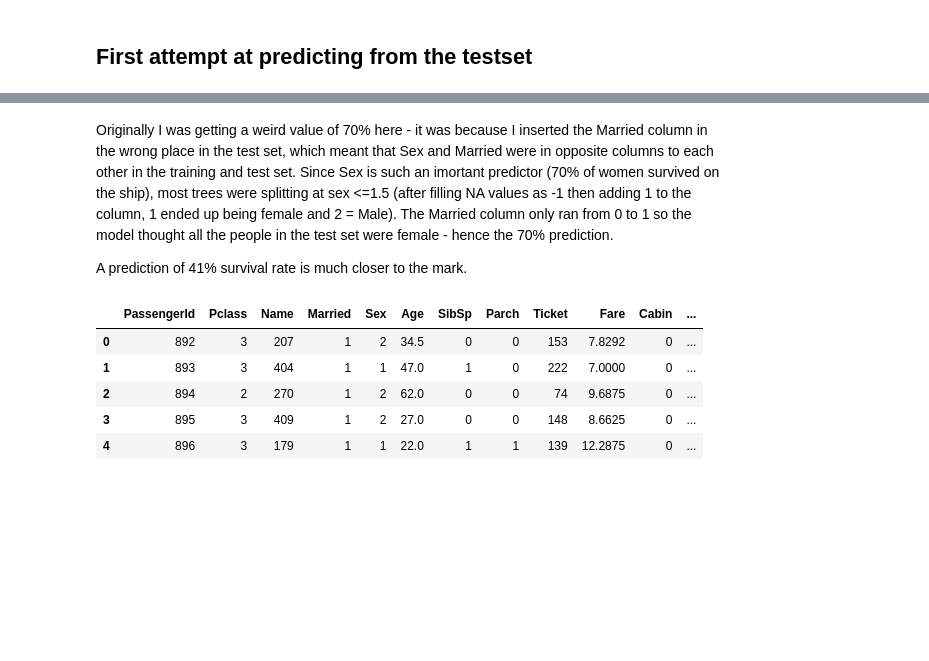
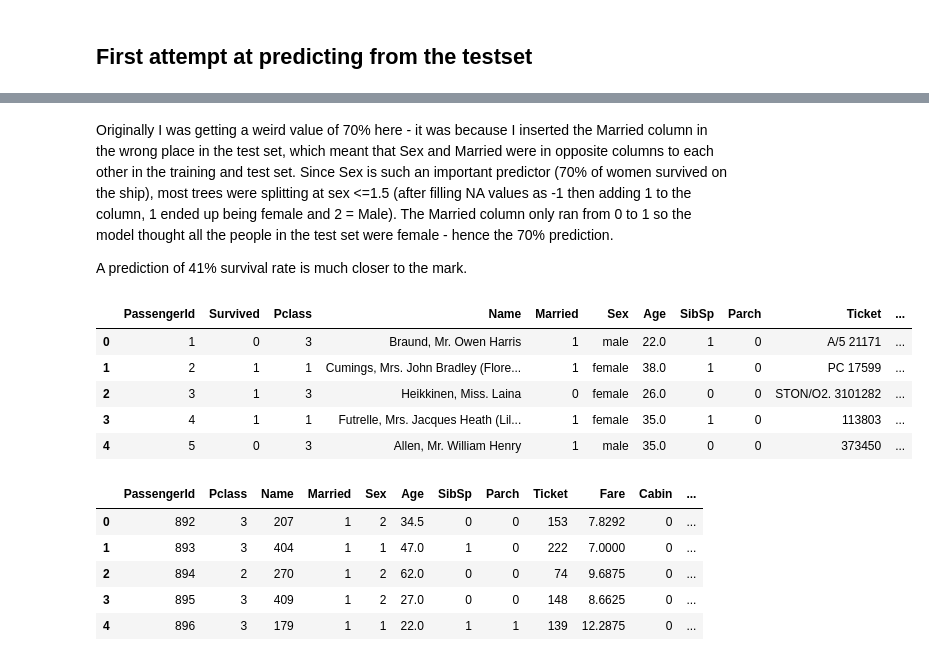
Before and after one commit to Mgallimore88/ML_Titanic, a Jupyter notebook: titanic_notebook.ipynb, the cells around one changed output, grey strips where cells are left out. Cells and saved outputs as stored; diff of their text form; code cells hidden in the pictures; blank space fills up the shorter version.

```diff
--- a/titanic_notebook.ipynb
+++ b/titanic_notebook.ipynb
@@ -769,7 +797,16 @@ predictions[0:100].round(1).sum()/100
 # %% [markdown]
-Originally I was getting a weird value of 70% here - it was because I inserted the Married column in the wrong place in the test set, which meant that Sex and Married were in opposite columns to each other in the training and test set. Since Sex is such an imortant predictor (70% of women survived on the ship), most trees were splitting at sex <=1.5 (after filling NA values as -1 then adding 1 to the column, 1 ended up being female and 2 = Male). The Married column only ran from 0 to 1 so the model thought all the people in the test set were female - hence the 70% prediction.
+Originally I was getting a weird value of 70% here - it was because I inserted the Married column in the wrong place in the test set, which meant that Sex and Married were in opposite columns to each other in the training and test set. Since Sex is such an important predictor (70% of women survived on the ship), most trees were splitting at sex <=1.5 (after filling NA values as -1 then adding 1 to the column, 1 ended up being female and 2 = Male). The Married column only ran from 0 to 1 so the model thought all the people in the test set were female - hence the 70% prediction.
 
 A prediction of 41% survival rate is much closer to the mark.
+# %%
+df_raw.head()
+# %% [output]
+|  | PassengerId | Survived | Pclass | Name | Married | Sex | Age | SibSp | Parch | Ticket | ... |
+| 0 | 1 | 0 | 3 | Braund, Mr. Owen Harris | 1 | male | 22.0 | 1 | 0 | A/5 21171 | ... |
+| 1 | 2 | 1 | 1 | Cumings, Mrs. John Bradley (Flore... | 1 | female | 38.0 | 1 | 0 | PC 17599 | ... |
+| 2 | 3 | 1 | 3 | Heikkinen, Miss. Laina | 0 | female | 26.0 | 0 | 0 | STON/O2. 3101282 | ... |
+| 3 | 4 | 1 | 1 | Futrelle, Mrs. Jacques Heath (Lil... | 1 | female | 35.0 | 1 | 0 | 113803 | ... |
+| 4 | 5 | 0 | 3 | Allen, Mr. William Henry | 1 | male | 35.0 | 0 | 0 | 373450 | ... |
 # %%
 df_test.head()
 # %% [output]
```
Also changed, not shown: parts of 50 cells of this notebook, 5 other files.
